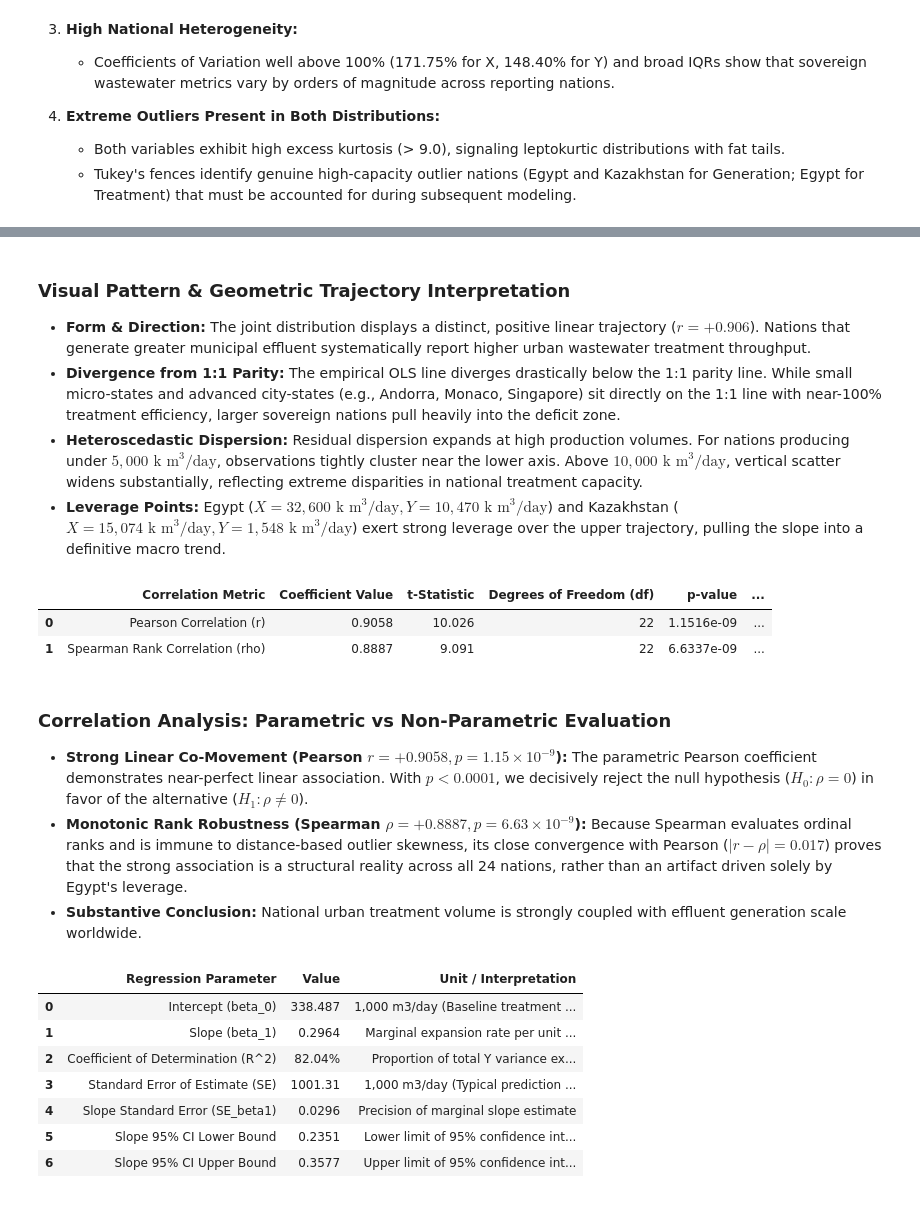
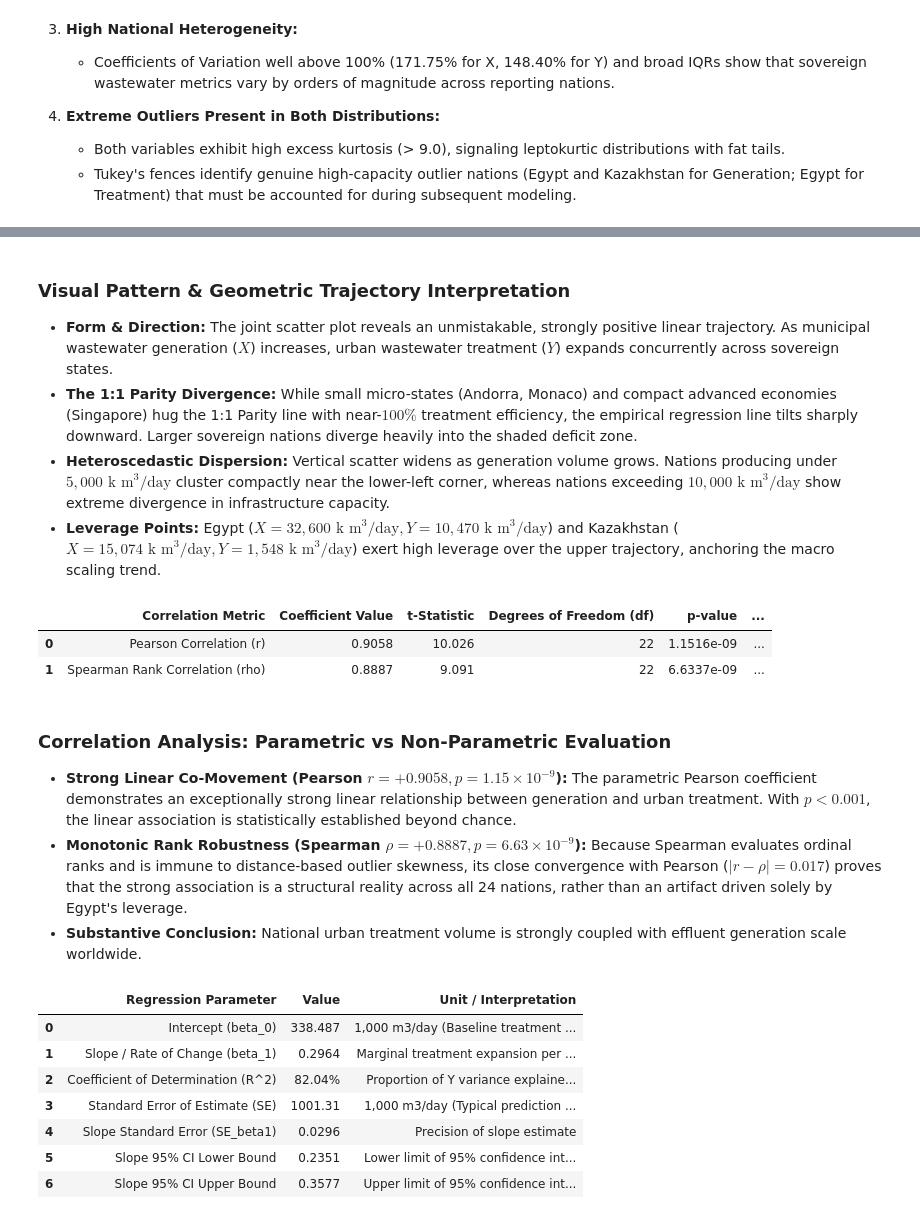
Before and after one commit to Troge-dev/academic-reviewers, a Jupyter notebook: eda/DS311_Midterm_Lab_Exam.ipynb, the cells around one changed output, grey strips where cells are left out. Saved outputs shown, nothing was run; the diff lists cells and outputs as text; code cells hidden in the pictures.

```diff
--- a/eda/DS311_Midterm_Lab_Exam.ipynb
+++ b/eda/DS311_Midterm_Lab_Exam.ipynb
@@ -812,9 +863,9 @@ plt.show()
 # %% [markdown]
 ### Visual Pattern & Geometric Trajectory Interpretation
 
-* **Form & Direction:** The joint distribution displays a distinct, positive linear trajectory ($r = +0.906$). Nations that generate greater municipal effluent systematically report higher urban wastewater treatment throughput.
-* **Divergence from 1:1 Parity:** The empirical OLS line diverges drastically below the 1:1 parity line. While small micro-states and advanced city-states (e.g., Andorra, Monaco, Singapore) sit directly on the 1:1 line with near-100% treatment efficiency, larger sovereign nations pull heavily into the deficit zone.
-* **Heteroscedastic Dispersion:** Residual dispersion expands at high production volumes. For nations producing under $5,000\text{ k m}^3/\text{day}$, observations tightly cluster near the lower axis. Above $10,000\text{ k m}^3/\text{day}$, vertical scatter widens substantially, reflecting extreme disparities in national treatment capacity.
-* **Leverage Points:** Egypt ($X = 32,600\text{ k m}^3/\text{day}, Y = 10,470\text{ k m}^3/\text{day}$) and Kazakhstan ($X = 15,074\text{ k m}^3/\text{day}, Y = 1,548\text{ k m}^3/\text{day}$) exert strong leverage over the upper trajectory, pulling the slope into a definitive macro trend.
+* **Form & Direction:** The joint scatter plot reveals an unmistakable, strongly positive linear trajectory. As municipal wastewater generation ($X$) increases, urban wastewater treatment ($Y$) expands concurrently across sovereign states.
+* **The 1:1 Parity Divergence:** While small micro-states (Andorra, Monaco) and compact advanced economies (Singapore) hug the 1:1 Parity line with near-$100\%$ treatment efficiency, the empirical regression line tilts sharply downward. Larger sovereign nations diverge heavily into the shaded deficit zone.
+* **Heteroscedastic Dispersion:** Vertical scatter widens as generation volume grows. Nations producing under $5,000\text{ k m}^3/\text{day}$ cluster compactly near the lower-left corner, whereas nations exceeding $10,000\text{ k m}^3/\text{day}$ show extreme divergence in infrastructure capacity.
+* **Leverage Points:** Egypt ($X = 32,600\text{ k m}^3/\text{day}, Y = 10,470\text{ k m}^3/\text{day}$) and Kazakhstan ($X = 15,074\text{ k m}^3/\text{day}, Y = 1,548\text{ k m}^3/\text{day}$) exert high leverage over the upper trajectory, anchoring the macro scaling trend.
 # %%
 # Section 4.2: Correlation Analysis (Parametric vs Non-Parametric)
@@ -841,11 +897,11 @@ corr_table
 # %% [markdown]
 ### Correlation Analysis: Parametric vs Non-Parametric Evaluation
 
-* **Strong Linear Co-Movement (Pearson $r = +0.9058, p = 1.15 \times 10^{-9}$):** The parametric Pearson coefficient demonstrates near-perfect linear association. With $p < 0.0001$, we decisively reject the null hypothesis ($H_0: \rho = 0$) in favor of the alternative ($H_1: \rho \neq 0$).
+* **Strong Linear Co-Movement (Pearson $r = +0.9058, p = 1.15 \times 10^{-9}$):** The parametric Pearson coefficient demonstrates an exceptionally strong linear relationship between generation and urban treatment. With $p < 0.001$, the linear association is statistically established beyond chance.
 * **Monotonic Rank Robustness (Spearman $\rho = +0.8887, p = 6.63 \times 10^{-9}$):** Because Spearman evaluates ordinal ranks and is immune to distance-based outlier skewness, its close convergence with Pearson ($|r - \rho| = 0.017$) proves that the strong association is a structural reality across all 24 nations, rather than an artifact driven solely by Egypt's leverage.
 * **Substantive Conclusion:** National urban treatment volume is strongly coupled with effluent generation scale worldwide.
 # %%
-# Section 4.3: Ordinary Least Squares (OLS) Linear Modeling
+# Section 4.3: Ordinary Least Squares (OLS) Linear Modeling & Rate of Change
 res = stats.linregress(data[col_x], data[col_y])
 slope = res.slope
 intercept = res.intercept
@@ -863,44 +919,44 @@ se_estimate = np.sqrt(np.sum(resids**2) / (n - 2))
 t_crit = stats.t.ppf(0.975, df=n - 2)
 ci_lower = slope - t_crit * se_slope
 ci_upper = slope + t_crit * se_slope
 
-ols_table = pd.DataFrame({
+ols_results_tbl = pd.DataFrame({
     "Regression Parameter": [
         "Intercept (beta_0)",
-        "Slope (beta_1)",
+        "Slope / Rate of Change (beta_1)",
         "Coefficient of Determination (R^2)",
         "Standard Error of Estimate (SE)",
         "Slope Standard Error (SE_beta1)",
         "Slope 95% CI Lower Bound",
         "Slope 95% CI Upper Bound"
     ],
     "Value": [
         round(intercept, 4),
         round(slope, 4),
         f"{r2 * 100:.2f}%",
         round(se_estimate, 2),
         round(se_slope, 4),
         round(ci_lower, 4),
         round(ci_upper, 4)
     ],
     "Unit / Interpretation": [
-        "1,000 m3/day (Baseline treatment level)",
-        "Marginal expansion rate per unit increase in X",
-        "Proportion of total Y variance explained by X",
+        "1,000 m3/day (Baseline treatment level when X=0)",
+        "Marginal treatment expansion per unit increase in X",
+        "Proportion of Y variance explained by X",
         "1,000 m3/day (Typical prediction dispersion)",
-        "Precision of marginal slope estimate",
+        "Precision of slope estimate",
         "Lower limit of 95% confidence interval",
         "Upper limit of 95% confidence interval"
     ]
 })
-ols_table
+ols_results_tbl
 # %% [output]
 |  | Regression Parameter | Value | Unit / Interpretation |
 | 0 | Intercept (beta_0) | 338.487 | 1,000 m3/day (Baseline treatment ... |
-| 1 | Slope (beta_1) | 0.2964 | Marginal expansion rate per unit ... |
-| 2 | Coefficient of Determination (R^2) | 82.04% | Proportion of total Y variance ex... |
+| 1 | Slope / Rate of Change (beta_1) | 0.2964 | Marginal treatment expansion per ... |
+| 2 | Coefficient of Determination (R^2) | 82.04% | Proportion of Y variance explaine... |
 | 3 | Standard Error of Estimate (SE) | 1001.31 | 1,000 m3/day (Typical prediction ... |
-| 4 | Slope Standard Error (SE_beta1) | 0.0296 | Precision of marginal slope estimate |
+| 4 | Slope Standard Error (SE_beta1) | 0.0296 | Precision of slope estimate |
 | 5 | Slope 95% CI Lower Bound | 0.2351 | Lower limit of 95% confidence int... |
 | 6 | Slope 95% CI Upper Bound | 0.3577 | Upper limit of 95% confidence int... |
 # %% [markdown]
```
Also changed, not shown: parts of 21 cells of this notebook.
